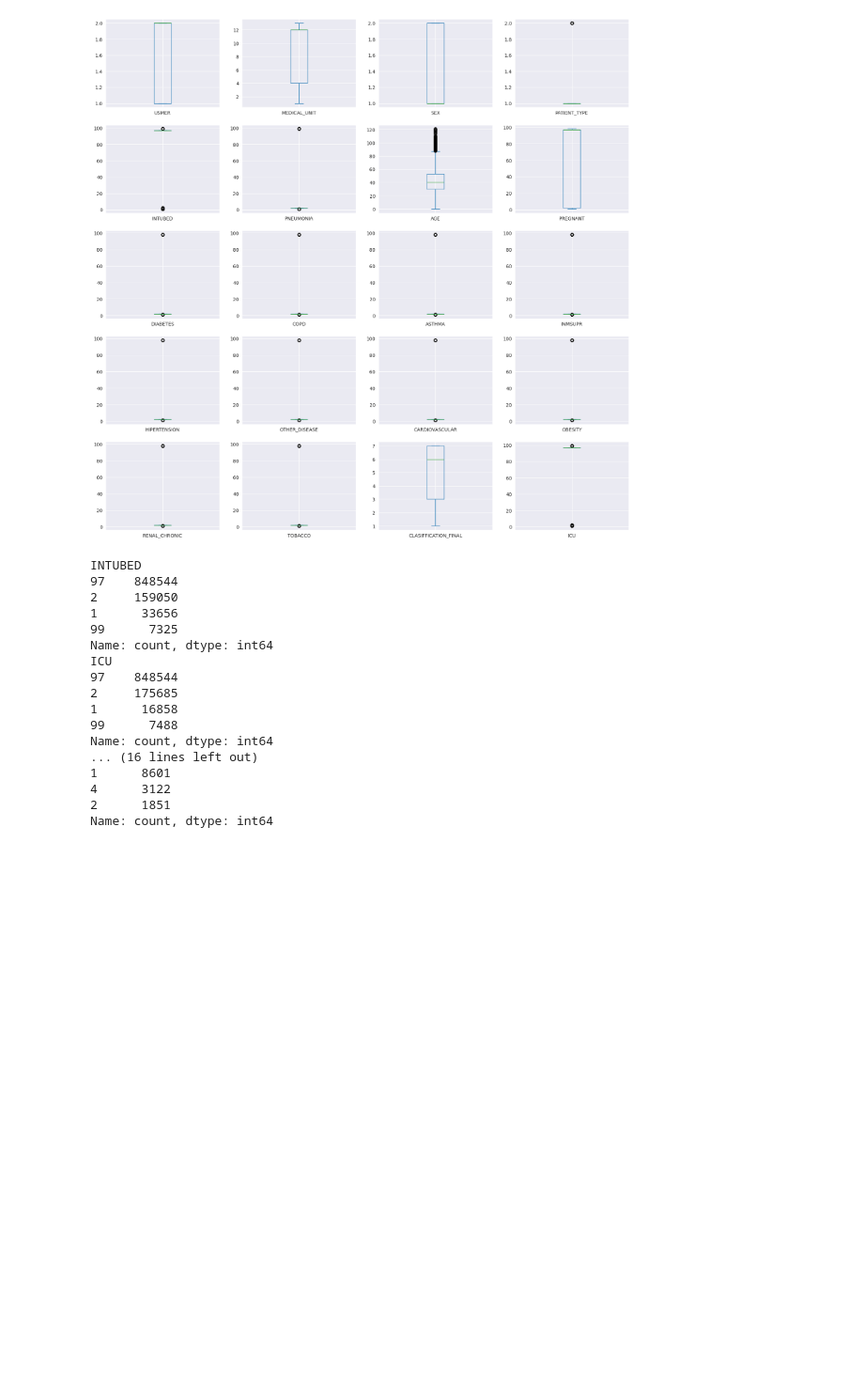
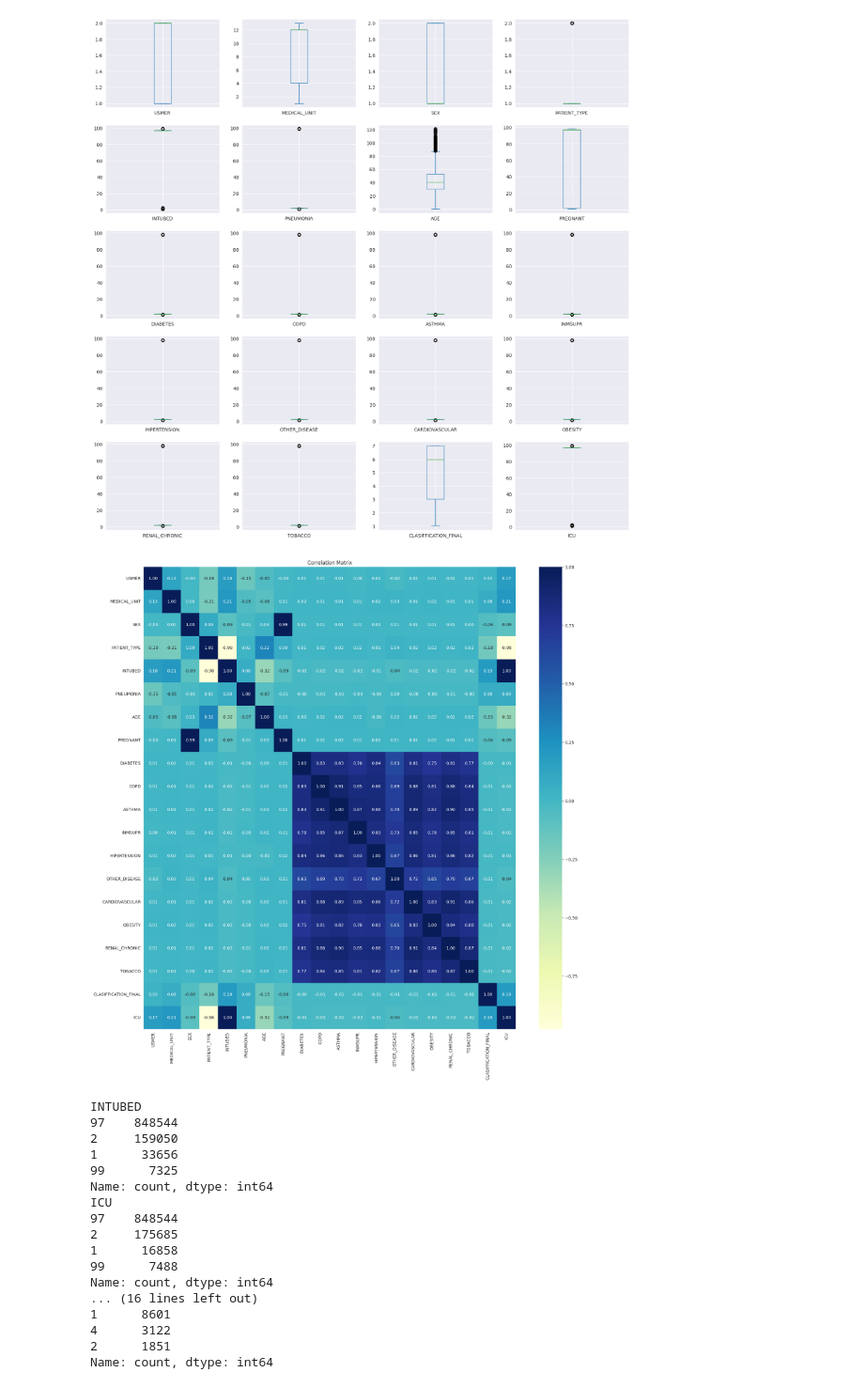
Before and after one commit to mbukovina127/ZNEUS-Covid-19, a Jupyter notebook: EDA/EDA.ipynb, the cells around one changed output. Shown at 94% size. Saved outputs shown, nothing was run; the diff lists cells and outputs as text; code cells hidden in the pictures; blank space fills up the shorter version.

```diff
--- a/EDA/EDA.ipynb
+++ b/EDA/EDA.ipynb
@@ -79,4 +80,14 @@ axes = COVID[columns].plot (
 plt.show()
 # %% [output]
 [figure]
+# %%
+#Correlation matrix
+corr_mat = COVID.select_dtypes(include=['number']).corr()
+
+plt.figure(figsize=(20,20))
+sns.heatmap(corr_mat, annot=True, fmt=".2f", cmap="YlGnBu")
+plt.title("Correlation Matrix")
+plt.show()
+# %% [output]
+[figure, added]
 # %%
```
Also changed, not shown: parts of 9 cells of this notebook, 4 other files.
